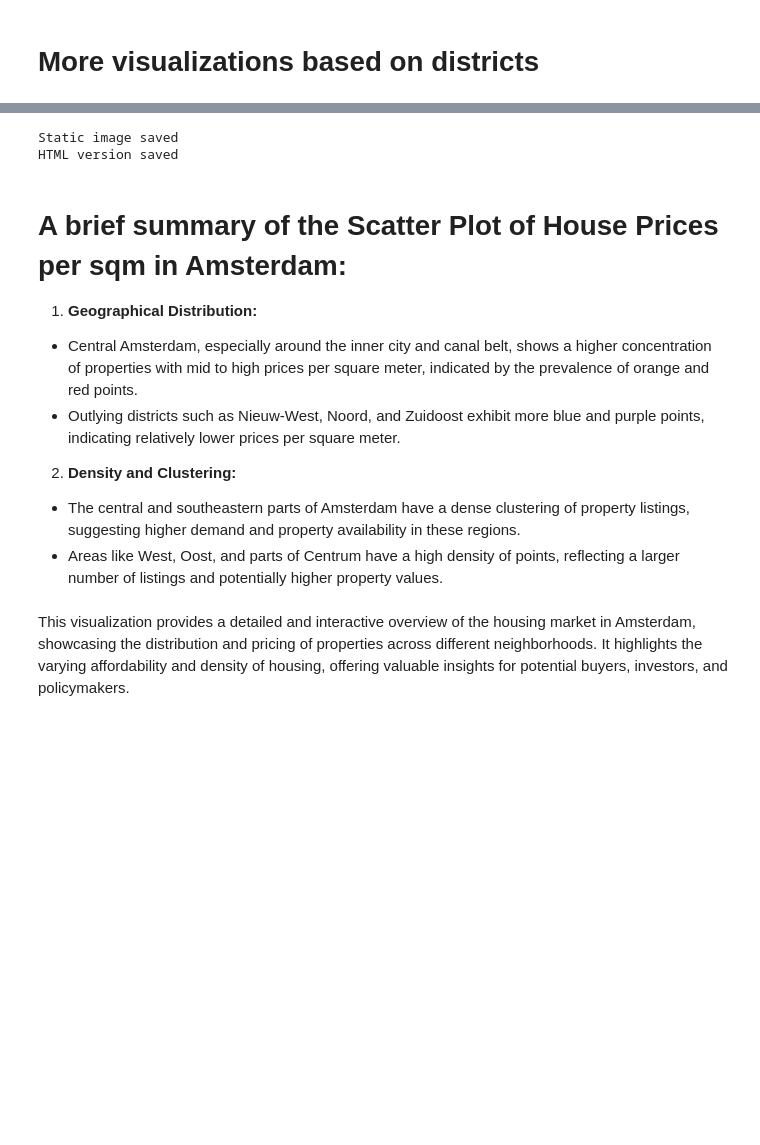
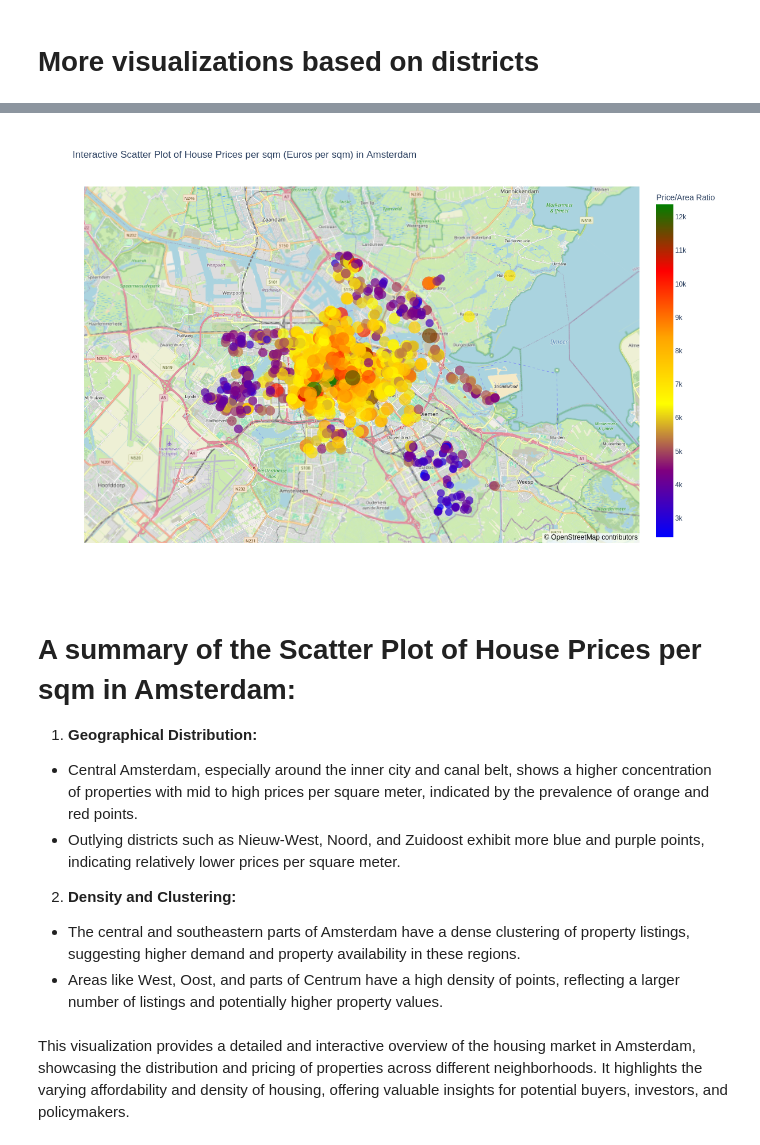
Before and after one commit to daryaAr/Amsterdam_real_estate_Aug2021, a Jupyter notebook: Amsterdam_real_estate_districs_Statistical_insight.ipynb, the cells around one changed output, grey strips where cells are left out. Saved outputs shown, nothing was run; the diff lists cells and outputs as text; code cells hidden in the pictures; blank space fills up the shorter version.

```diff
--- a/Amsterdam_real_estate_districs_Statistical_insight.ipynb
+++ b/Amsterdam_real_estate_districs_Statistical_insight.ipynb
@@ -374,7 +373,7 @@ custom_color_scale = [
 ]
 
 # Creating the scatter mapbox plot with the custom color scale:
-fig = px.scatter_mapbox(
+fig2 = px.scatter_mapbox(
     data_clean,
     lat='Lat',
     lon='Lon',
@@ -390,31 +389,27 @@ fig = px.scatter_mapbox(
 )
 
 # Setting mapbox style and center it on Amsterdam, adjust layout to make the map square
-fig.update_layout(
+fig2.update_layout(
     mapbox_style="open-street-map",
     mapbox_center={"lat": 52.3676, "lon": 4.9041},
     width=1200,
     height=800
 )
-fig.show()
+fig2.show()
 # %% [output]
 [interactive output not drawn]
 # %%
 static_image_path = os.path.join(plot_path, 'scatter_map.png')
-pio.write_image(fig, file=static_image_path, format='png')
-
-print(f"Static image saved")
+pio.write_image(fig2, file=static_image_path, format='png')
 
 html_path = os.path.join(plot_path, 'scatter_map.html')
-pio.write_html(fig, file=html_path, auto_open=False)
+pio.write_html(fig2, file=html_path, auto_open=False)
 
-# Optionally, display the path for confirmation
-print(f"HTML version saved")
+display(Image(static_image_path))
 # %% [output]
-Static image saved
-HTML version saved
+[figure, added]
 # %% [markdown]
-# A brief summary of the Scatter Plot of House Prices per sqm in Amsterdam:
+# A summary of the Scatter Plot of House Prices per sqm in Amsterdam:
 
 1. **Geographical Distribution:**
 
```
Also changed, not shown: parts of 7 cells of this notebook.
